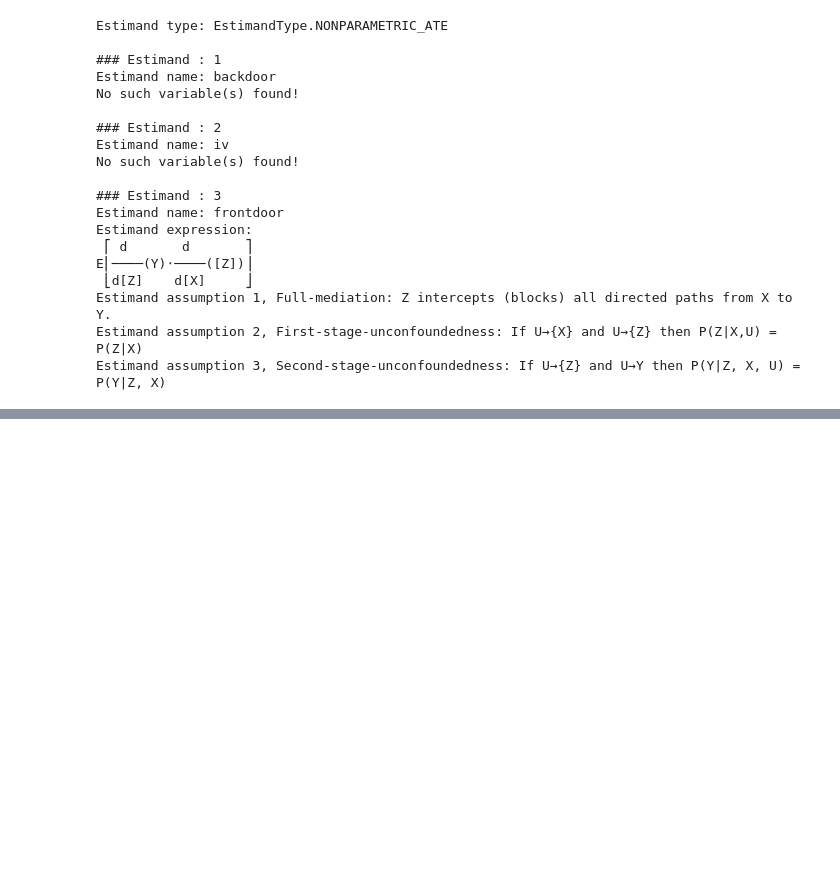
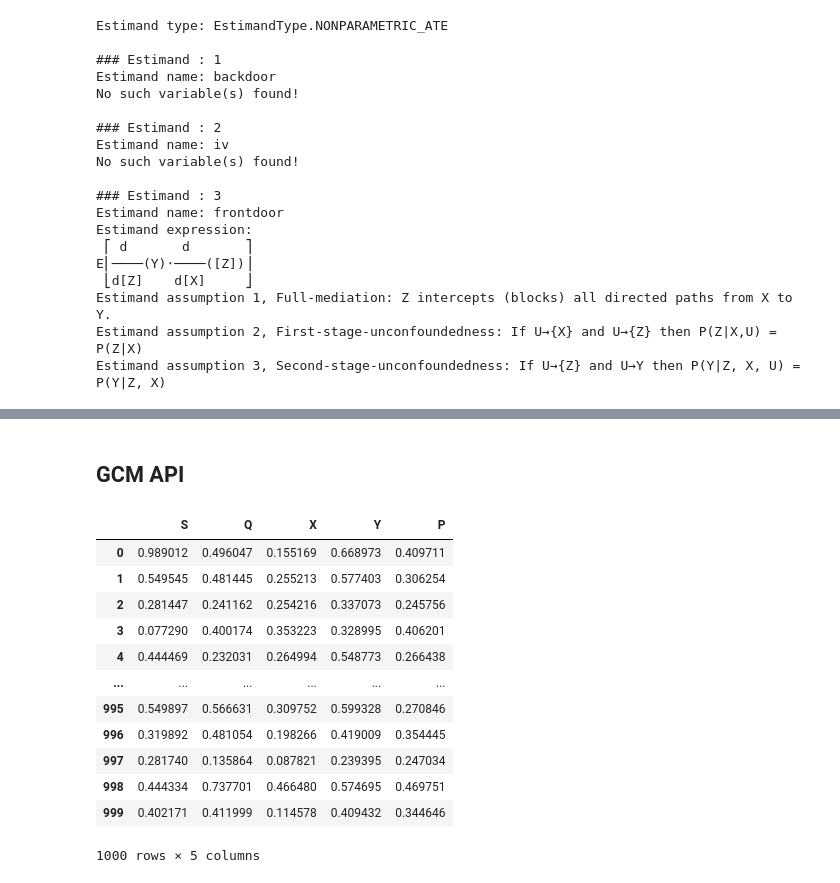
Before and after one commit to LeonardoSMSoares/Causal-Inference, a Jupyter notebook: Causal Inference and Discovery in Python/CIDP 03 - Process of Causal Inference.ipynb, the cells around one changed output, grey strips where cells are left out. Drawn from its saved outputs; the diff is of its cells as text; code cells hidden in the pictures; blank space fills up the shorter version.

```diff
--- a/Causal Inference and Discovery in Python/CIDP 03 - Process of Causal Inference.ipynb
+++ b/Causal Inference and Discovery in Python/CIDP 03 - Process of Causal Inference.ipynb
@@ -630,0 +853,2 @@ Estimand assumption 3, Second-stage-unconfoundedness: If U→{Z} and U→Y then
+# %% [markdown]
+## GCM API
@@ -630,0 +858,27 @@ Estimand assumption 3, Second-stage-unconfoundedness: If U→{Z} and U→Y then
+# %%
+np.random.seed(45)
+SAMPLE_SIZE = 1000
+
+S = np.random.random(SAMPLE_SIZE)
+Q = 0.2*S + 0.67*np.random.random(SAMPLE_SIZE)
+X = 0.14*Q + 0.4*np.random.random(SAMPLE_SIZE)
+Y = 0.7*X + 0.11*Q + 0.32*S + 0.24*np.random.random(SAMPLE_SIZE)
+P = 0.43*X + 0.21*Y + 0.22*np.random.random(SAMPLE_SIZE)
+
+# Encode as a pandas df
+df = pd.DataFrame(np.vstack([S, Q, X, Y, P]).T, columns=['S', 'Q', 'X', 'Y', 'P'])
+df
+# %% [output]
+|  | S | Q | X | Y | P |
+| 0 | 0.989012 | 0.496047 | 0.155169 | 0.668973 | 0.409711 |
+| 1 | 0.549545 | 0.481445 | 0.255213 | 0.577403 | 0.306254 |
+| 2 | 0.281447 | 0.241162 | 0.254216 | 0.337073 | 0.245756 |
+| 3 | 0.077290 | 0.400174 | 0.353223 | 0.328995 | 0.406201 |
+| 4 | 0.444469 | 0.232031 | 0.264994 | 0.548773 | 0.266438 |
+| ... | ... | ... | ... | ... | ... |
+| 995 | 0.549897 | 0.566631 | 0.309752 | 0.599328 | 0.270846 |
+| 996 | 0.319892 | 0.481054 | 0.198266 | 0.419009 | 0.354445 |
+| 997 | 0.281740 | 0.135864 | 0.087821 | 0.239395 | 0.247034 |
+| 998 | 0.444334 | 0.737701 | 0.466480 | 0.574695 | 0.469751 |
+| 999 | 0.402171 | 0.411999 | 0.114578 | 0.409432 | 0.344646 |
+1000 rows × 5 columns
```
Also changed, not shown: parts of 35 cells of this notebook.
